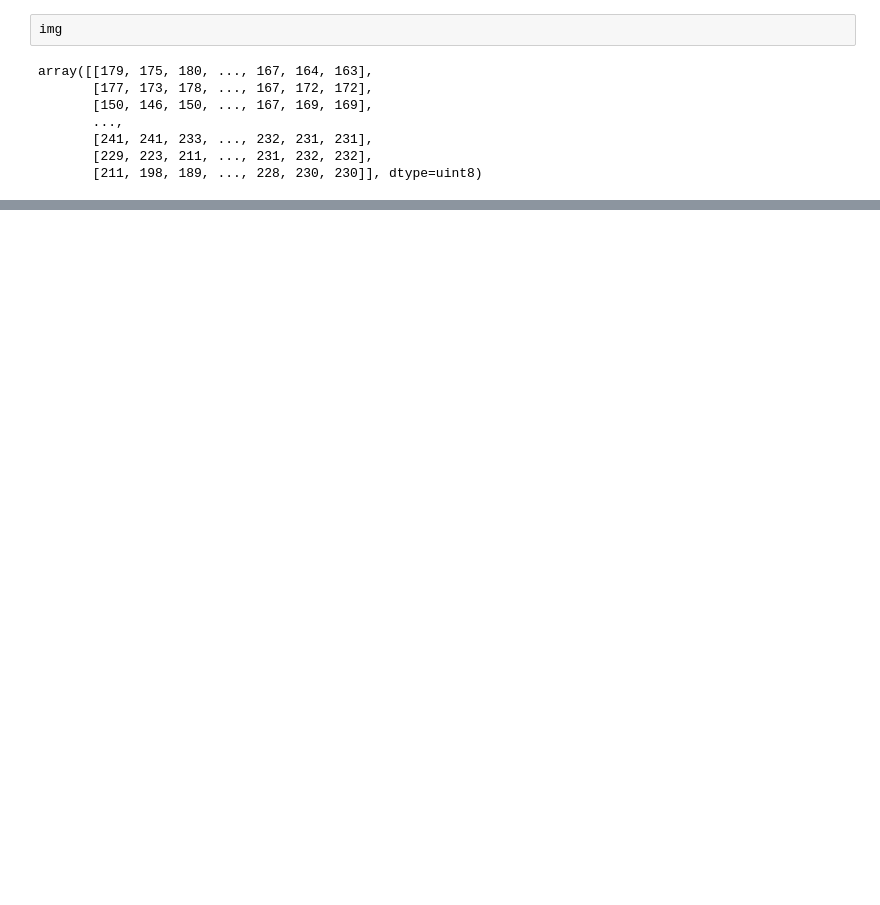
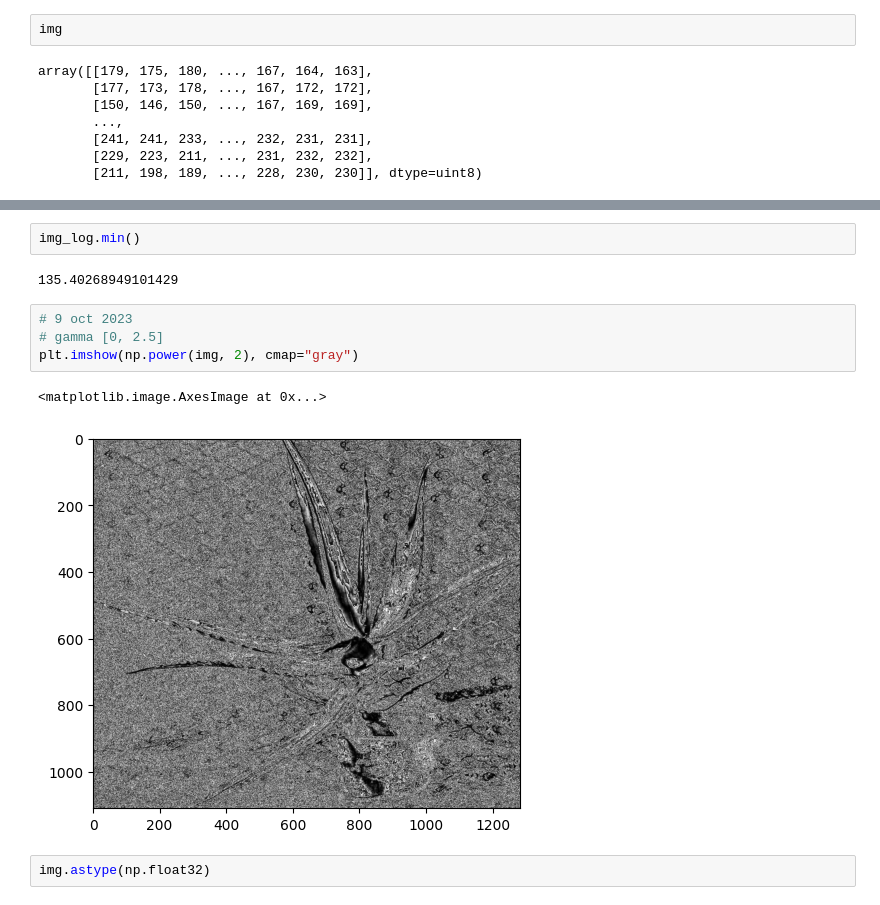
Before and after one commit to 0rphee/up, a Jupyter notebook: pdi/29-09-2023/logaritmo.ipynb, the cells around one changed output, grey strips where cells are left out. Cells and saved outputs as stored; diff of their text form; blank space fills up the shorter version.

```diff
--- a/pdi/29-09-2023/logaritmo.ipynb
+++ b/pdi/29-09-2023/logaritmo.ipynb
@@ -90,0 +91,13 @@ dtype('float32')
+# %%
+img_log.min()
+# %% [output]
+135.40268949101429
+# %%
+# 9 oct 2023
+# gamma [0, 2.5]
+plt.imshow(np.power(img, 2), cmap="gray")
+# %% [output]
+<matplotlib.image.AxesImage at 0x...>
+[figure, added]
+# %%
+img.astype(np.float32)
```
Also changed, not shown: parts of 3 cells of this notebook.
